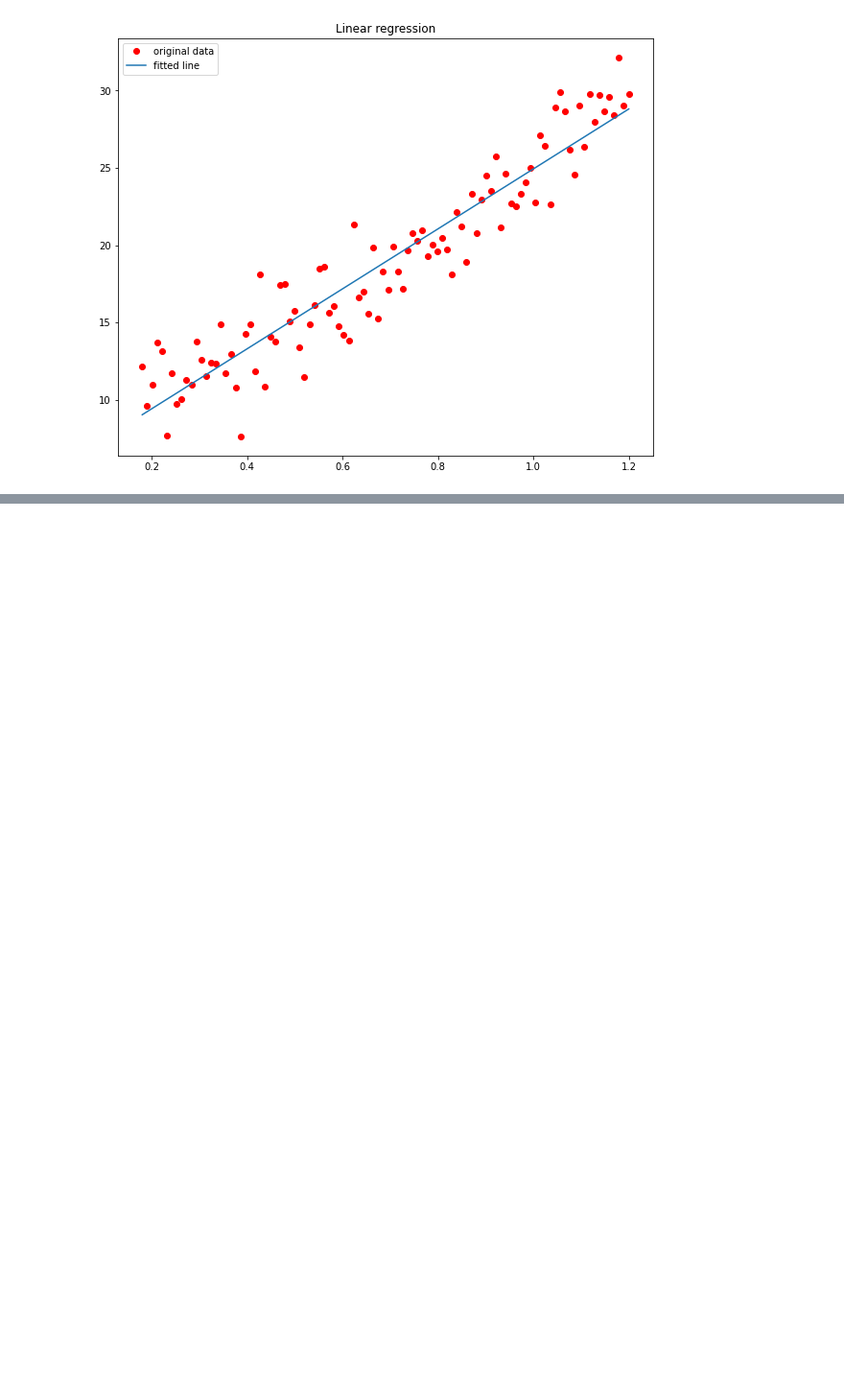
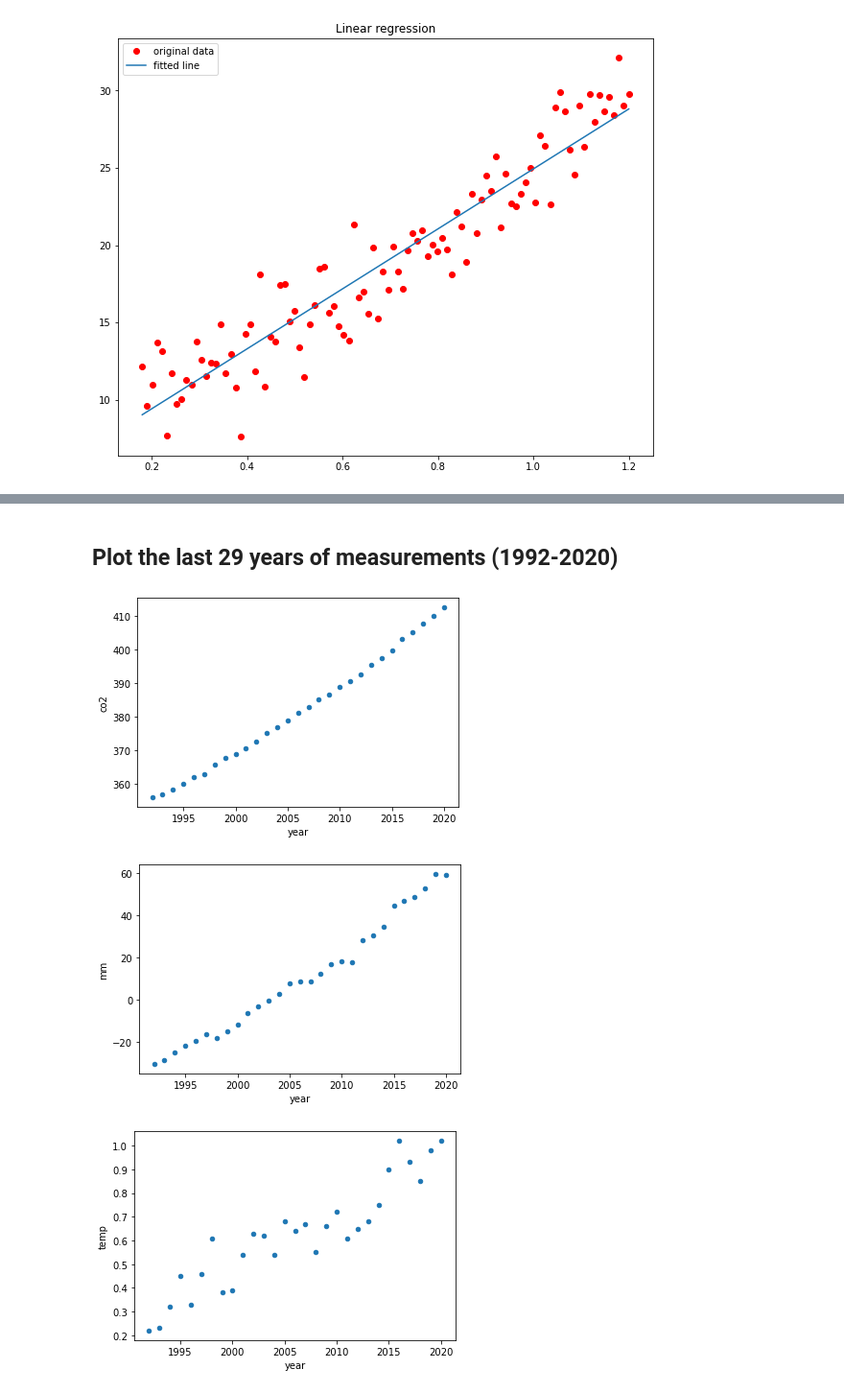
Before and after one commit to lmiguelgato/Machine-Learning-Portfolio, a Jupyter notebook: low-level-linear-regression/low-level-linear-regression.ipynb, the cells around one changed output, grey strips where cells are left out. Shown: that part at 96% size. Cells and saved outputs as stored; diff of their text form; code cells hidden in the pictures; blank space fills up the shorter version.

```diff
--- a/low-level-linear-regression/low-level-linear-regression.ipynb
+++ b/low-level-linear-regression/low-level-linear-regression.ipynb
@@ -124,0 +161,18 @@ plt.show()
+# %%
+import math
+import ssl
+ssl._create_default_https_context = ssl._create_unverified_context
+
+# Global mean sea level:
+url_sea_levels = 'https://sealevel.colorado.edu/files/2020_rel1:%20Global%20Mean%20Sea%20Level%20(Seasonal%20Signals%20Retained)/gmsl_2020rel1_seasons_retained.txt'
+
+sea_level_gl = pd.read_csv(url_sea_levels,
+                           delim_whitespace=True,
+                           skiprows=1,
+                           names=['year', 'mm'])
+
+sea_level_gl["year"] = sea_level_gl.apply(lambda x: math.floor(x['year']), axis=1)
+
+mean_sea_level_gl = sea_level_gl.groupby("year", as_index=False).mean()
+
+mean_sea_level_gl.tail()
@@ -124,0 +200,15 @@ plt.show()
+# %%
+# Global land-ocean temperature change in 0.01 degrees Celsius with respect to Jan 1950:
+url_ocean_temp_gl = 'https://data.giss.nasa.gov/gistemp/tabledata_v4/GLB.Ts+dSST.txt'
+
+ocean_temp_gl = pd.read_csv(url_ocean_temp_gl,
+                            delim_whitespace=True,
+                            skiprows=list(range(8)) + [29, 30, 51, 52, 73, 74, 95, 96, 117, 118, 139, 140, 161, 162],
+                            skipfooter=8,
+                            usecols=[0, 13],
+                            engine='python',
+                            names=['year', 'temp'])
+
+ocean_temp_gl["temp"] = ocean_temp_gl.apply(lambda x: x['temp']/100, axis=1)
+
+ocean_temp_gl.tail()
@@ -124,0 +234,10 @@ plt.show()
+# %% [markdown]
+## Plot the last 29 years of measurements (1992-2020)
+# %%
+fig_co2_vs_year = co2_annmean_gl.iloc[-29:].plot.scatter(x='year', y='co2')
+fig_mm_vs_year = mean_sea_level_gl.iloc[-29:].plot.scatter(x='year', y='mm')
+fig_temp_vs_year = ocean_temp_gl.iloc[-29:].plot.scatter(x='year', y='temp')
+# %% [output]
+[figure, added]
+[figure, added]
+[figure, added]
```
Also changed, not shown: parts of 28 cells of this notebook.
